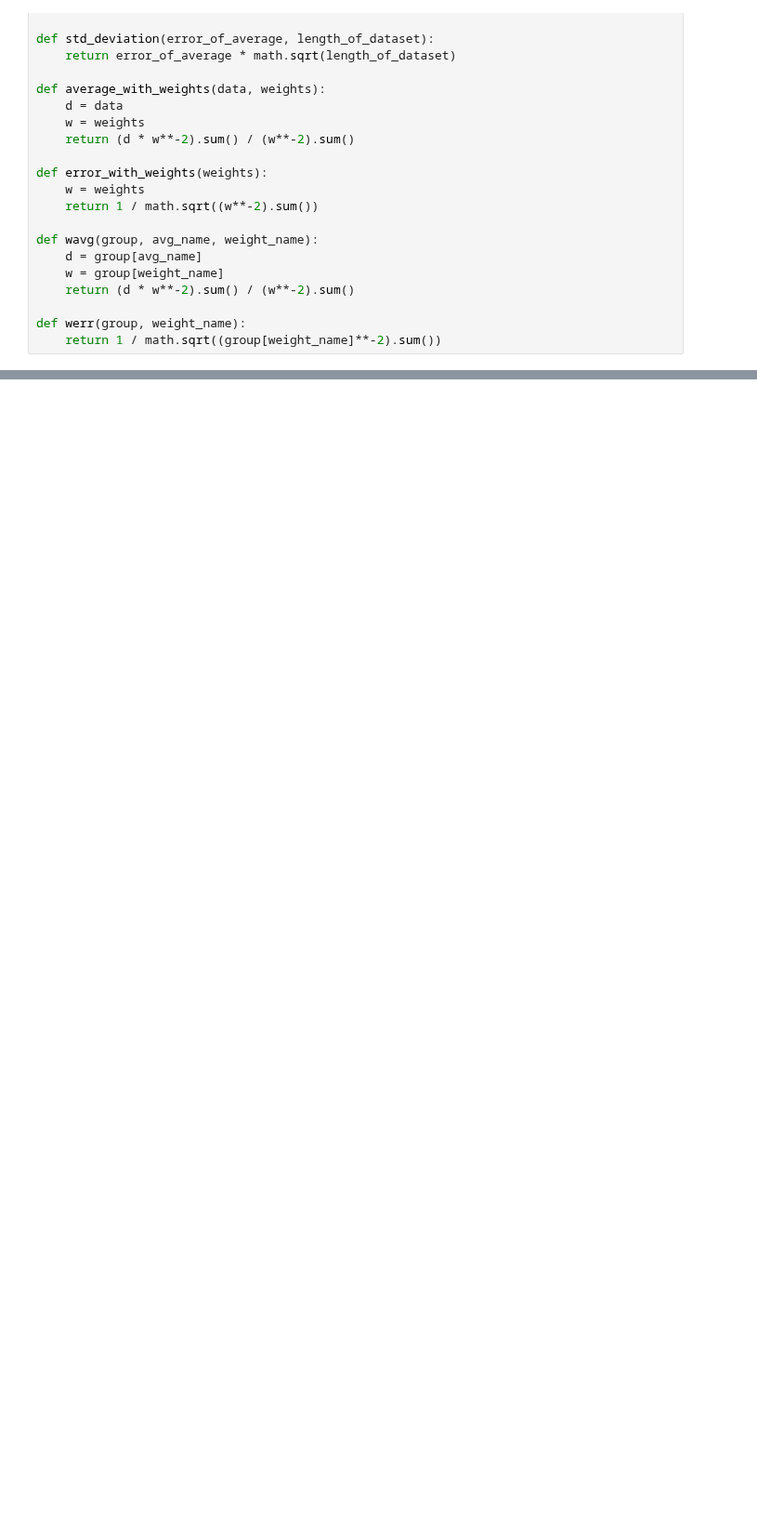
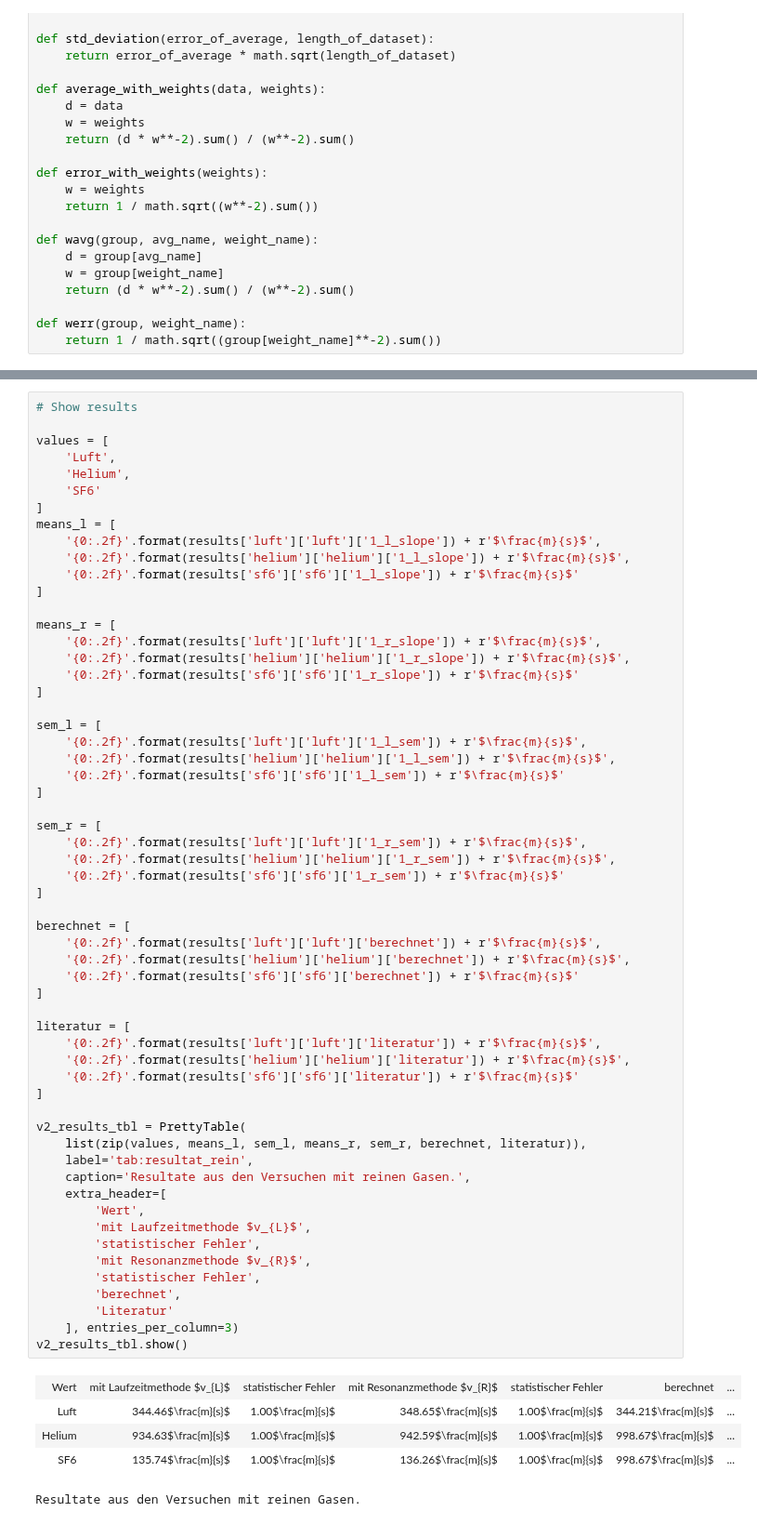
Before and after one commit to Yatekii/glal3, a Jupyter notebook: versuch3/W8.ipynb, the cells around one changed output, grey strips where cells are left out. Shown at 93% size. Cells and saved outputs as stored; diff of their text form; blank space fills up the shorter version.

Commit message:
Versuch 3 nearly done

```diff
--- a/versuch3/W8.ipynb
+++ b/versuch3/W8.ipynb
@@ -96,0 +459,64 @@ plt.show()
+# %%
+# Show results
+
+values = [
+    'Luft',
+    'Helium',
+    'SF6'
+]
+means_l = [
+    '{0:.2f}'.format(results['luft']['luft']['1_l_slope']) + r'$\frac{m}{s}$',
+    '{0:.2f}'.format(results['helium']['helium']['1_l_slope']) + r'$\frac{m}{s}$',
+    '{0:.2f}'.format(results['sf6']['sf6']['1_l_slope']) + r'$\frac{m}{s}$'
+]
+
+means_r = [
+    '{0:.2f}'.format(results['luft']['luft']['1_r_slope']) + r'$\frac{m}{s}$',
+    '{0:.2f}'.format(results['helium']['helium']['1_r_slope']) + r'$\frac{m}{s}$',
+    '{0:.2f}'.format(results['sf6']['sf6']['1_r_slope']) + r'$\frac{m}{s}$'
+]
+
+sem_l = [
+    '{0:.2f}'.format(results['luft']['luft']['1_l_sem']) + r'$\frac{m}{s}$',
+    '{0:.2f}'.format(results['helium']['helium']['1_l_sem']) + r'$\frac{m}{s}$',
+    '{0:.2f}'.format(results['sf6']['sf6']['1_l_sem']) + r'$\frac{m}{s}$'
+]
+
+sem_r = [
+    '{0:.2f}'.format(results['luft']['luft']['1_r_sem']) + r'$\frac{m}{s}$',
+    '{0:.2f}'.format(results['helium']['helium']['1_r_sem']) + r'$\frac{m}{s}$',
+    '{0:.2f}'.format(results['sf6']['sf6']['1_r_sem']) + r'$\frac{m}{s}$'
+]
+
+berechnet = [
+    '{0:.2f}'.format(results['luft']['luft']['berechnet']) + r'$\frac{m}{s}$',
+    '{0:.2f}'.format(results['helium']['helium']['berechnet']) + r'$\frac{m}{s}$',
+    '{0:.2f}'.format(results['sf6']['sf6']['berechnet']) + r'$\frac{m}{s}$'
+]
+
+literatur = [
+    '{0:.2f}'.format(results['luft']['luft']['literatur']) + r'$\frac{m}{s}$',
+    '{0:.2f}'.format(results['helium']['helium']['literatur']) + r'$\frac{m}{s}$',
+    '{0:.2f}'.format(results['sf6']['sf6']['literatur']) + r'$\frac{m}{s}$'
+]
+
+v2_results_tbl = PrettyTable(
+    list(zip(values, means_l, sem_l, means_r, sem_r, berechnet, literatur)),
+    label='tab:resultat_rein',
+    caption='Resultate aus den Versuchen mit reinen Gasen.',
+    extra_header=[
+        'Wert',
+        'mit Laufzeitmethode $v_{L}$',
+        'statistischer Fehler',
+        'mit Resonanzmethode $v_{R}$',
+        'statistischer Fehler',
+        'berechnet',
+        'Literatur'
+    ], entries_per_column=3)
+v2_results_tbl.show()
+# %% [output]
+| Wert | mit Laufzeitmethode $v_{L}$ | statistischer Fehler | mit Resonanzmethode $v_{R}$ | statistischer Fehler | berechnet | ... |
+| Luft | 344.46$\frac{m}{s}$ | 1.00$\frac{m}{s}$ | 348.65$\frac{m}{s}$ | 1.00$\frac{m}{s}$ | 344.21$\frac{m}{s}$ | ... |
+| Helium | 934.63$\frac{m}{s}$ | 1.00$\frac{m}{s}$ | 942.59$\frac{m}{s}$ | 1.00$\frac{m}{s}$ | 998.67$\frac{m}{s}$ | ... |
+| SF6 | 135.74$\frac{m}{s}$ | 1.00$\frac{m}{s}$ | 136.26$\frac{m}{s}$ | 1.00$\frac{m}{s}$ | 998.67$\frac{m}{s}$ | ... |
+Resultate aus den Versuchen mit reinen Gasen.
```
Also changed, not shown: parts of 24 cells of this notebook, 19 other files.
